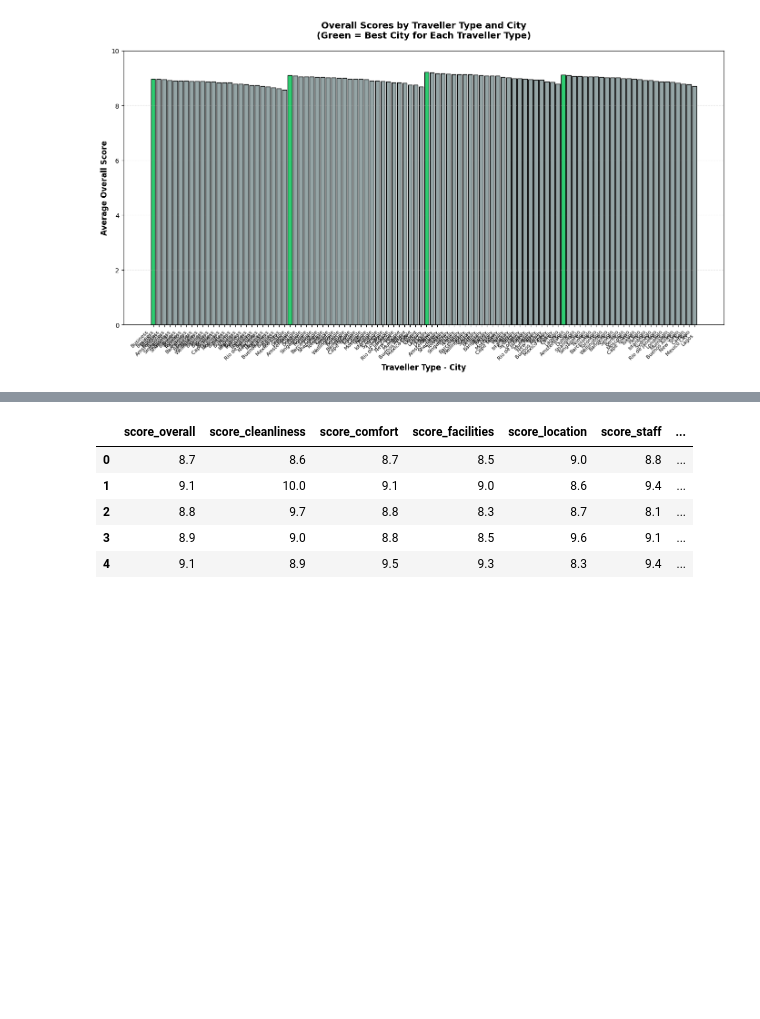
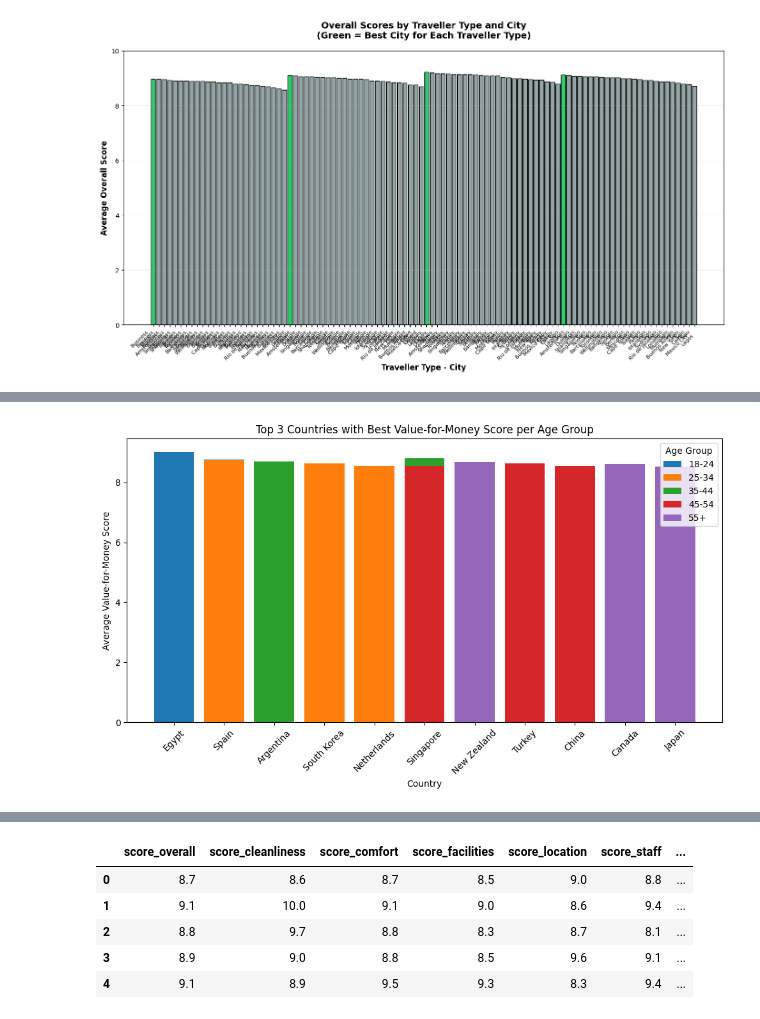
Before and after one commit to quadrefolio/ACL, a Jupyter notebook: main.ipynb, the cells around one changed output, grey strips where cells are left out. Saved outputs shown, nothing was run; the diff lists cells and outputs as text; code cells hidden in the pictures; blank space fills up the shorter version.

```diff
--- a/main.ipynb
+++ b/main.ipynb
@@ -235,0 +315,4 @@ Solo            → Amsterdam            (Score: 9.11)
+# %%
+top_countries=df.groupby(['age_group','user_country'])['score_value_for_money'].mean().reset_index().sort_values(['age_group','score_value_for_money'],ascending=[True,False])
+top3=top_countries.groupby('age_group').head(3)
+display(top3)
@@ -235,0 +336,14 @@ Solo            → Amsterdam            (Score: 9.11)
+# %%
+plt.figure(figsize=(10,6))
+for age, group in top3.groupby('age_group'):
+    plt.bar(group['user_country'], group['score_value_for_money'], label=age)
+
+plt.title('Top 3 Countries with Best Value-for-Money Score per Age Group')
+plt.xlabel('Country')
+plt.ylabel('Average Value-for-Money Score')
+plt.legend(title='Age Group')
+plt.xticks(rotation=45)
+plt.tight_layout()
+plt.show()
+# %% [output]
+[figure, added]
```
Also changed, not shown: parts of 20 cells of this notebook, 1 other file.
